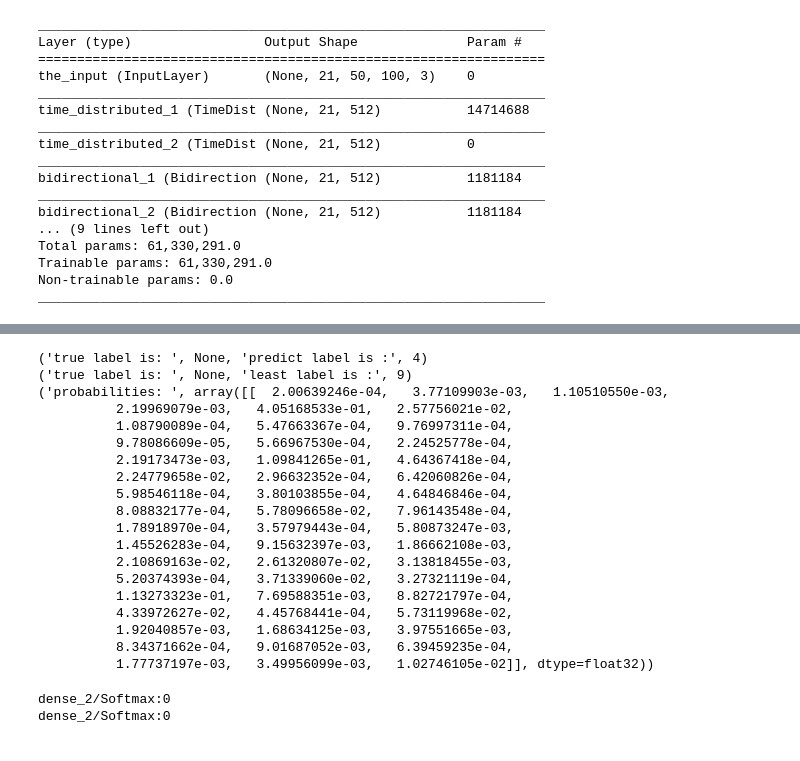
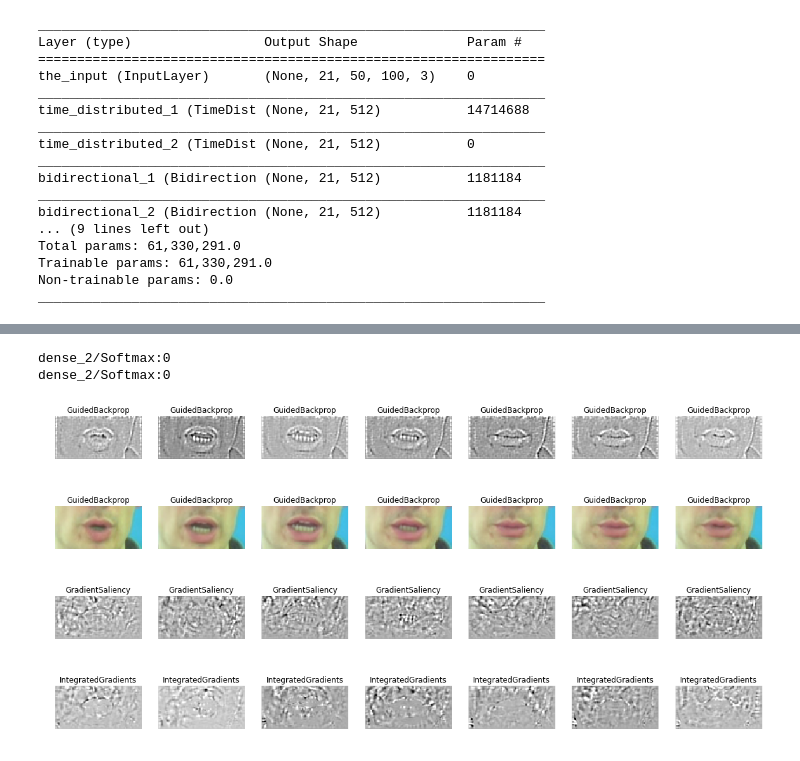
Before and after one commit to danisbet/machine-lip-reading, a Jupyter notebook: vis.ipynb, the cells around one changed output, grey strips where cells are left out. Drawn from its saved outputs; the diff is of its cells as text; code cells hidden in the pictures.

Commit message:
finish visualization

```diff
--- a/vis.ipynb
+++ b/vis.ipynb
@@ -175,12 +175,12 @@ Non-trainable params: 0.0
 _________________________________________________________________
 # %%
 # choose one sample to test
-ind = 4
+ind = 5
 preds = model.predict(np.expand_dims(x_test[ind],0))
 pred_label = np.argmax(preds)
 least_label = np.argmin(preds)
 true_label = np.argmax(y_test[ind])
 print("true label is: ",true_label, "predict label is :", pred_label )
 print("true label is: ",true_label, "least label is :", least_label )
-print("probabilities: ",preds)
+# print("probabilities: ",preds)
 # %% [output]
@@ -207,34 +190,13 @@ print("probabilities: ",preds)
 # check score for baseline
 from scipy.ndimage import imread
 sil_img = imread('preprocessing/sil_img.png')
-sil_img = np.zeros_like(())
 sil_img = np.stack([sil_img for _ in range(x_test[ind].shape[0])], axis =0)
 preds = model.predict(np.expand_dims(sil_img,0))
 pred_label = np.argmax(preds)
 least_label = np.argmin(preds)
-print("true label is: ",None, "predict label is :", pred_label )
-print("true label is: ",None, "least label is :", least_label )
-print("probabilities: ",preds)
+# print("true label is: ",None, "predict label is :", pred_label )
+# print("true label is: ",None, "least label is :", least_label )
+# print("probabilities: ",preds)
-# %% [output]
-('true label is: ', None, 'predict label is :', 4)
-('true label is: ', None, 'least label is :', 9)
-('probabilities: ', array([[  2.00639246e-04,   3.77109903e-03,   1.10510550e-03,
-          2.19969079e-03,   4.05168533e-01,   2.57756021e-02,
-          1.08790089e-04,   5.47663367e-04,   9.76997311e-04,
-          9.78086609e-05,   5.66967530e-04,   2.24525778e-04,
-          2.19173473e-03,   1.09841265e-01,   4.64367418e-04,
-          2.24779658e-02,   2.96632352e-04,   6.42060826e-04,
-          5.98546118e-04,   3.80103855e-04,   4.64846846e-04,
-          8.08832177e-04,   5.78096658e-02,   7.96143548e-04,
-          1.78918970e-04,   3.57979443e-04,   5.80873247e-03,
-          1.45526283e-04,   9.15632397e-03,   1.86662108e-03,
-          2.10869163e-02,   2.61320807e-02,   3.13818455e-03,
-          5.20374393e-04,   3.71339060e-02,   3.27321119e-04,
-          1.13273323e-01,   7.69588351e-03,   8.82721797e-04,
-          4.33972627e-02,   4.45768441e-04,   5.73119968e-02,
-          1.92040857e-03,   1.68634125e-03,   3.97551665e-03,
-          8.34371662e-04,   9.01687052e-03,   6.39459235e-04,
-          1.77737197e-03,   3.49956099e-03,   1.02746105e-02]], dtype=float32))
 # %%
 from keras.preprocessing import image
 from matplotlib import pylab as plt
@@ -253,9 +215,14 @@ def show_image(image, grayscale = True, ax=None, title=''):
         plt.imshow(image, cmap=plt.cm.gray, vmin=vmin, vmax=vmax)
         plt.title(title)
     else:
-        image = image + 127.5
+        for i in range(3):
+            #image = image + 127.5
+            rmax = np.max(sil_img[:,:,i])
+            rmin = np.min(sil_img[:,:,i])
+            vmax = np.max(image[:,:,i])
+            vmin = np.min(image[:,:,i])
+            image[:,:,i] = (image[:,:,i] - vmin)*(rmax-rmin)/(vmax-vmin)+rmin
         image = image.astype('uint8')
-
         plt.imshow(image)
         plt.title(title)
 # %%
@@ -279,17 +246,20 @@ dense_2/Softmax:0
 from vis.integrated_gradients import IntegratedGradients
 inter_grad = IntegratedGradients(model,true_label)
 least_inter_grad = IntegratedGradients(model,least_label)
-mask_integrated = inter_grad.GetMask(x_test[ind], input_baseline = sil_img, nsamples=200)
-least_mask_integrated = least_inter_grad.GetMask(x_test[ind], input_baseline = sil_img, nsamples=200)
+mask_integrated = inter_grad.GetMask(x_test[ind], input_baseline = sil_img, nsamples=500)
+#least_mask_integrated = least_inter_grad.GetMask(x_test[ind], input_baseline = sil_img, nsamples=100)
 # %%
-plt.figure(figsize=(20,8))
+plt.figure(figsize=(20,10))
 
 for i in range(7):
-    show_image(mask[i], ax=plt.subplot(6,7,1+i), title='GuidedBackprop')
-    show_image(least_mask[i], ax=plt.subplot(6,7,8+i), title='GuidedBackprop')
+    show_image(mask[i], grayscale = True, ax=plt.subplot(4,7,1+i), title='GuidedBackprop')
+    show_image(x_test[ind][i],grayscale = False, ax=plt.subplot(4,7,8+i), title='GuidedBackprop')
+    #show_image(least_mask[i], ax=plt.subplot(6,7,8+i), title='GuidedBackprop')
 for i in range(7):
-    show_image(mask_saliency[i], ax=plt.subplot(6,7,15+i), title='GradientSaliency')
-    show_image(least_mask_saliency[i], ax=plt.subplot(6,7,22+i), title='GradientSaliency')
+    show_image(mask_saliency[i],grayscale = True, ax=plt.subplot(4,7,15+i), title='GradientSaliency')
+    #show_image(least_mask_saliency[i], ax=plt.subplot(6,7,22+i), title='GradientSaliency')
 for i in range(7):
-    show_image(mask_integrated[i], ax=plt.subplot(6,7,29+i), title='IntegratedGradients')
-    show_image(least_mask_integrated[i], ax=plt.subplot(6,7,36+i), title='IntegratedGradients')
+    show_image(mask_integrated[i], grayscale = True, ax=plt.subplot(4,7,22+i), title='IntegratedGradients')
+    #show_image(least_mask_integrated[i], ax=plt.subplot(6,7,36+i), title='IntegratedGradients')
+# %% [output]
+[figure, added]
```
Also changed, not shown: parts of 1 cell of this notebook.
